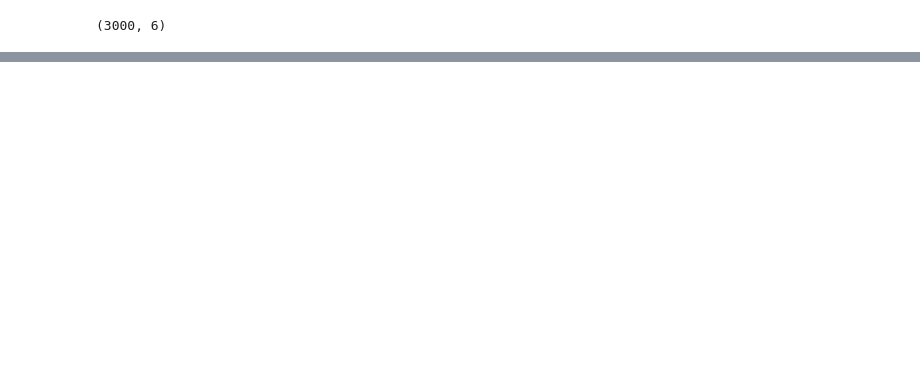
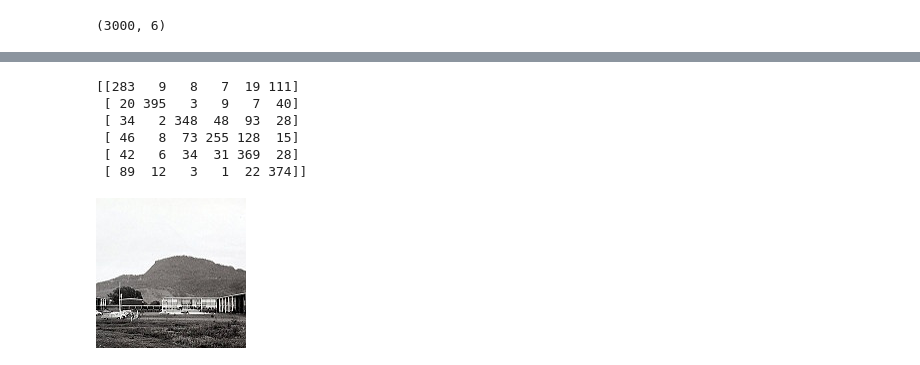
Before and after one commit to Berkat0789/Portfolio, a Jupyter notebook: CNN_ConvolutionalNeuralNetworks /Intel Image Classification/Intel Image Classification using CNN.ipynb, the cells around one changed output, grey strips where cells are left out. Saved outputs shown, nothing was run; the diff lists cells and outputs as text; code cells hidden in the pictures; blank space fills up the shorter version.

```diff
--- a/CNN_ConvolutionalNeuralNetworks /Intel Image Classification/Intel Image Classification using CNN.ipynb
+++ b/CNN_ConvolutionalNeuralNetworks /Intel Image Classification/Intel Image Classification using CNN.ipynb
@@ -72,6 +72,8 @@ os.listdir(train_dir+"/"+"buildings")[0]
 '0.jpg'
 # %%
 sample_image = imread(train_dir+"/"+"buildings"+"/0.jpg")
+# %%
+sample_image_path = train_dir+"/"+"buildings"+"/0.jpg"
 # %%
 plt.imshow(sample_image)
 # %% [output]
@@ -234,0 +219,9 @@ ValueError: Classification metrics can't handle a mix of multiclass and continuo
+# %%
+print(confusion_matrix(test_gen.classes, pred_labels))
+# %% [output]
+[[283   9   8   7  19 111]
+ [ 20 395   3   9   7  40]
+ [ 34   2 348  48  93  28]
+ [ 46   8  73 255 128  15]
+ [ 42   6  34  31 369  28]
+ [ 89  12   3   1  22 374]]
@@ -234,0 +230,6 @@ ValueError: Classification metrics can't handle a mix of multiclass and continuo
+# %%
+my_image = image.load_img(sample_image_path, target_size= network_shape)
+# %%
+my_image
+# %% [output]
+[figure, added]
```
Also changed, not shown: parts of 36 cells of this notebook, 1 other file.
